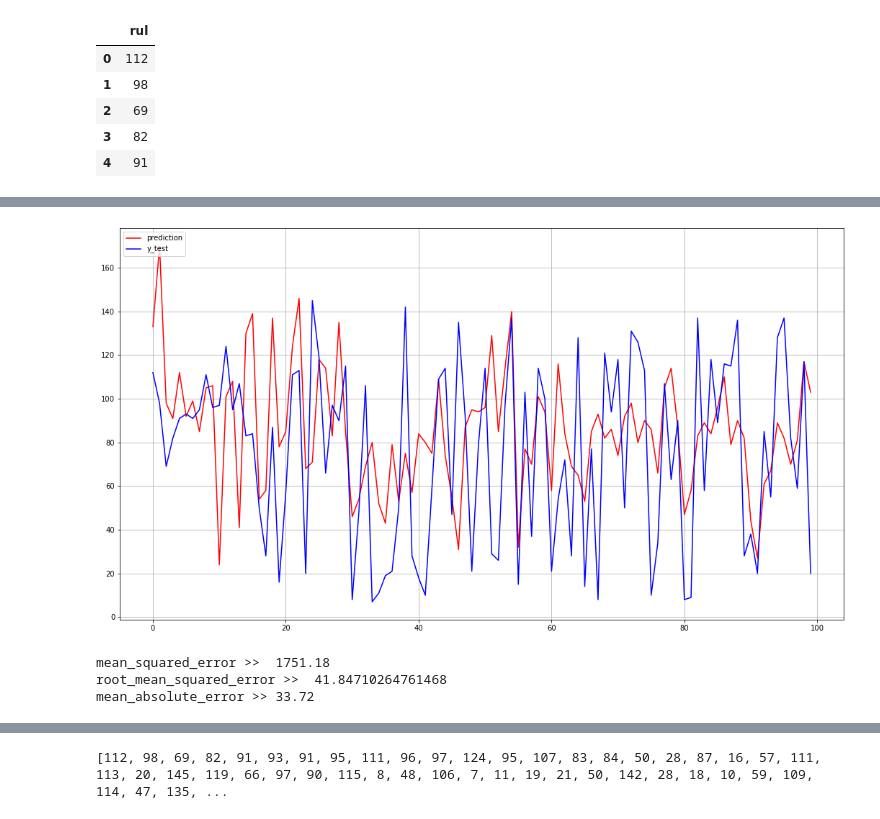
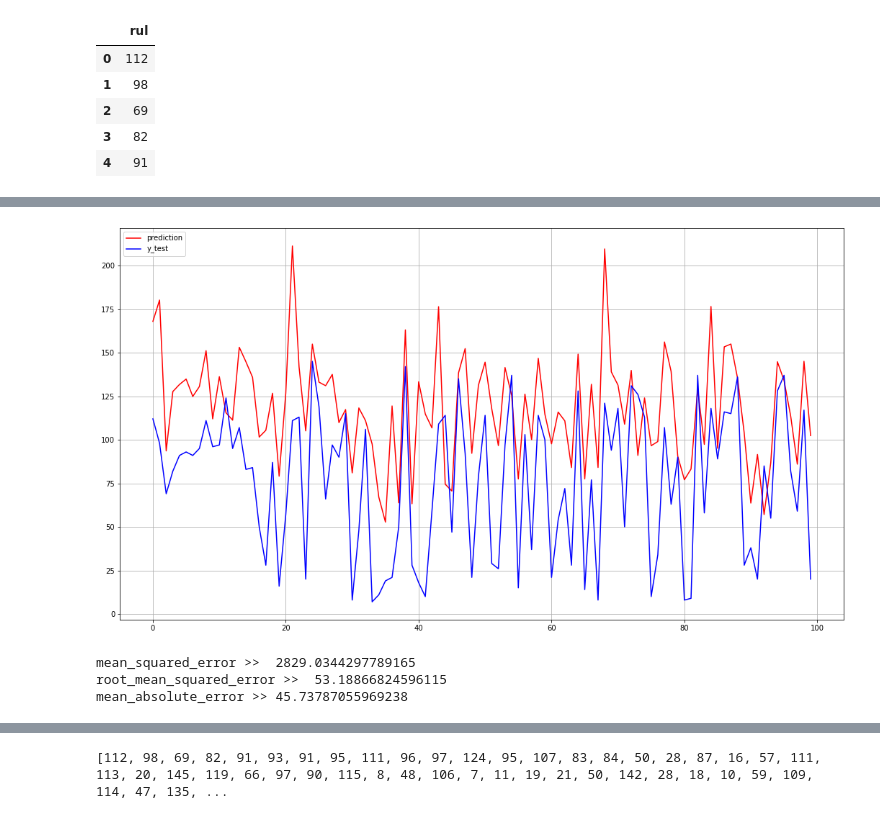
Before and after one commit to mehidi38/RUL-Prediction, a Jupyter notebook: RUL Prediction using LSTM Lookback=20.ipynb, the cells around one changed output, grey strips where cells are left out. Saved outputs shown, nothing was run; the diff lists cells and outputs as text; code cells hidden in the pictures.

Commit message:
RUL Prediction using LSTM

```diff
--- a/RUL Prediction using LSTM Lookback=20.ipynb
+++ b/RUL Prediction using LSTM Lookback=20.ipynb
@@ -466,2 +584,0 @@ print(X_test.shape,y_test.shape)
-# %%
-pred = model.predict(X_test)
@@ -492,11 +584,0 @@ array([[112],
-# %%
-final_pred = []
-count = 0
-for i in range(100):
-    temp = 0
-    j = max_cycles[i]
-    while j>0:
-        temp = temp + pred[count]
-        j=j-1
-        count=count+1
-    final_pred.append(int(temp/max_cycles[i]))
@@ -510,0 +585,17 @@ final_pred[0]
+# %%
+for i in range(len(X_test_new)):
+    X_test_new[i] = create_dataset(X_test_new[i])
+#y_test = y_test[6:]
+# %%
+using_mean = []
+using_last_index = []
+predictions = []
+for i in range(len(X_test_new)):
+    print("-------------------------Current Engine :",i+1,"-----------------------------")
+    pred = model.predict(X_test_new[i])
+    using_mean.append(np.mean(pred))
+    using_last_index.append(pred[-1])
+    print("Actual RUL :",y_test[i])
+    print("Predicted using last index :",pred[-1])
+    print("Predicted using mean :",np.mean(pred))
+    predictions.append(pred)
@@ -511,17 +620,17 @@ final_pred[0]
 # %%
 fig = plt.figure(figsize=(18,10))
-plt.plot(final_pred,color='red', label='prediction')
+plt.plot(using_mean,color='red', label='prediction')
 plt.plot(y_test,color='blue', label='y_test')
 plt.legend(loc='upper left')
 plt.grid()
 plt.show()
 # %% [output]
-[figure, old version]
+[figure, new version]
 # %%
-print("mean_squared_error >> ", mean_squared_error(y_test,final_pred))
-print("root_mean_squared_error >> ", math.sqrt(mean_squared_error(y_test,final_pred)))
-print("mean_absolute_error >>",mean_absolute_error(y_test,final_pred))
+print("mean_squared_error >> ", mean_squared_error(y_test,using_mean))
+print("root_mean_squared_error >> ", math.sqrt(mean_squared_error(y_test,using_mean)))
+print("mean_absolute_error >>",mean_absolute_error(y_test,using_mean))
 # %% [output]
-mean_squared_error >>  1751.18
-root_mean_squared_error >>  41.84710264761468
-mean_absolute_error >> 33.72
+mean_squared_error >>  2829.0344297789165
+root_mean_squared_error >>  53.18866824596115
+mean_absolute_error >> 45.73787055969238
```
Also changed, not shown: parts of 38 cells of this notebook, 2 other files.
